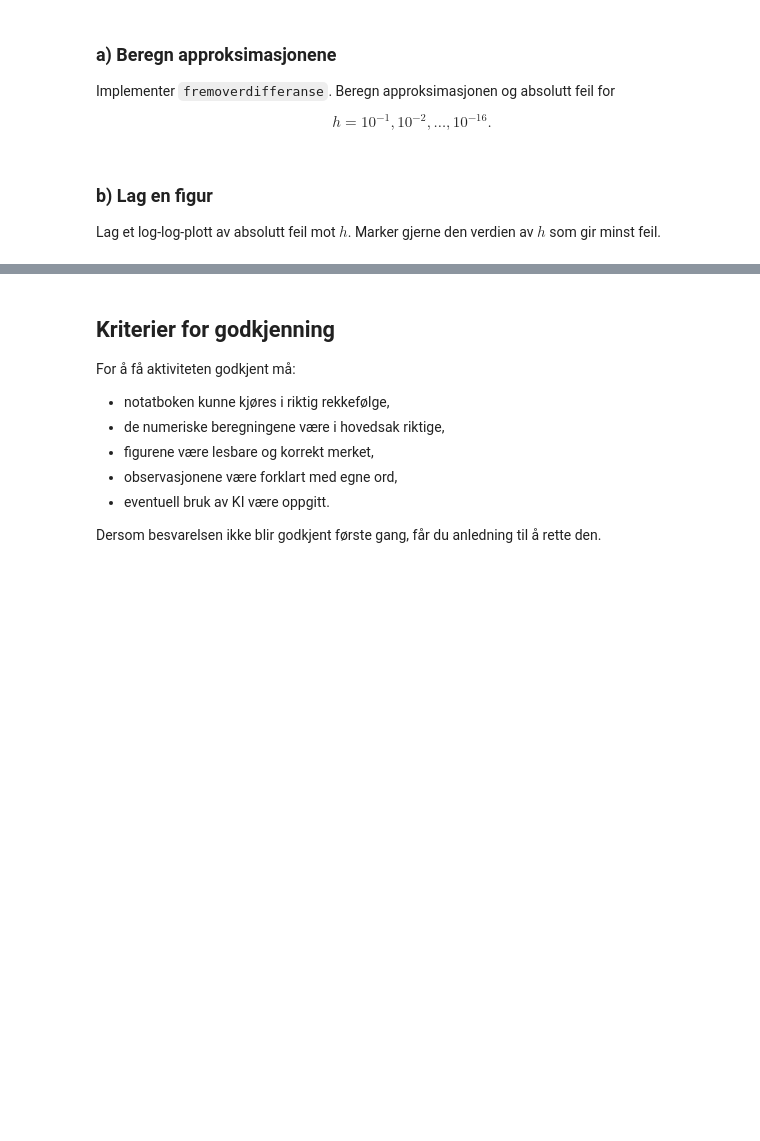
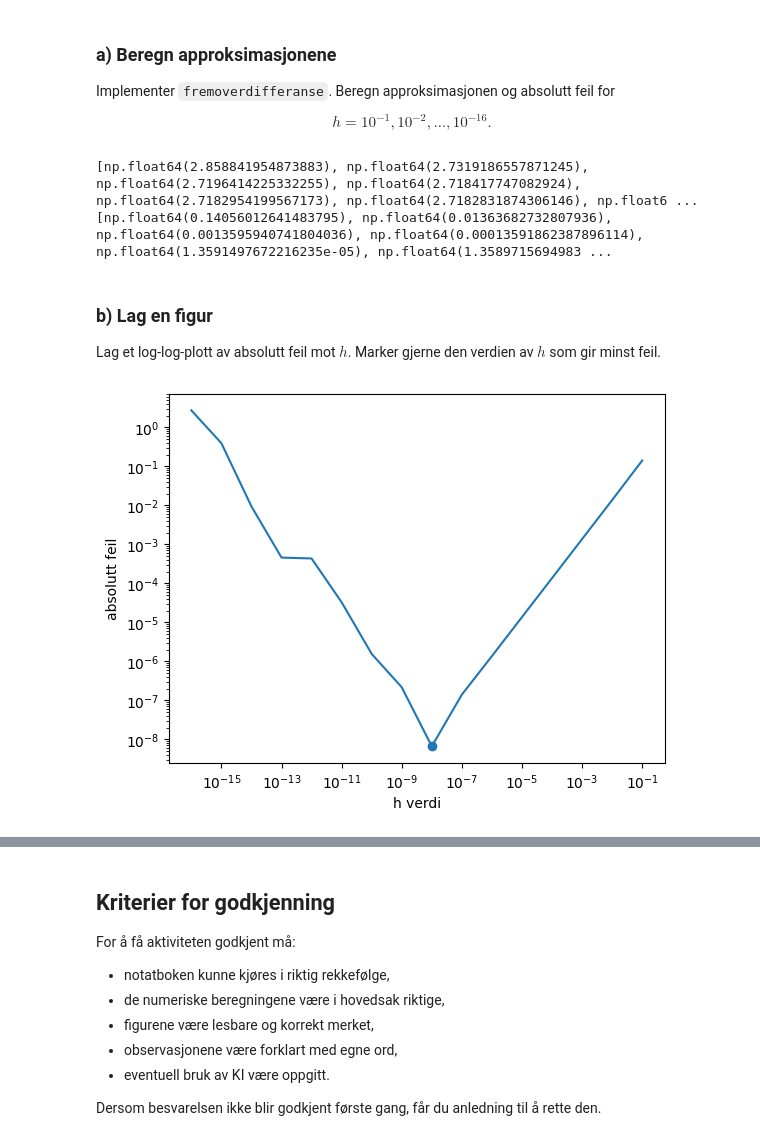
Before and after one commit to ingjardt/android-training-1, a Jupyter notebook: MAT160_oppstartsaktivitet_H26.ipynb, the cells around one changed output, grey strips where cells are left out. Saved outputs shown, nothing was run; the diff lists cells and outputs as text; code cells hidden in the pictures; blank space fills up the shorter version.

```diff
--- a/MAT160_oppstartsaktivitet_H26.ipynb
+++ b/MAT160_oppstartsaktivitet_H26.ipynb
@@ -217,5 +220,7 @@ Beregn avstanden for $A=1,10^3,10^9,10^{15}$. Forklar hvorfor avstanden øker n
 # %%
 A_verdier = np.array([1.0, 1e3, 1e9, 1e15])
 
-# TODO: Skriv ut A og np.spacing(A) for hver verdi.
-raise NotImplementedError("Fullfør koden i denne cellen før du går videre.")
+# Skriver ut i og np.spacing(i) for hver verdi i A_verdier.
+
+for i in A_verdier:
+  print ((i,np.spacing(i)))
@@ -245,16 +260,30 @@ Implementer `fremoverdifferanse`. Beregn approksimasjonen og absolutt feil for
 $$h=10^{-1},10^{-2},\ldots,10^{-16}.$$
 # %%
 def fremoverdifferanse(f, x, h):
-    # TODO: Implementer formelen D_h f(x).
-    pass
+    return (f(x+h)-f(x))/h
 
 f = np.exp
 x0 = 1.0
 h_verdier = 10.0 ** (-np.arange(1, 17))
 eksakt_derivert = np.e
 
-# TODO: Beregn approksimasjoner og absolutte feil.
-raise NotImplementedError("Fullfør koden i denne cellen før du går videre.")
+
+# Beregner approksimasjon.
+
+approksimasjon = []
+for i in h_verdier:
+  approksimasjon.append(fremoverdifferanse(f,x0,i))
+print(approksimasjon)
+
+# Beregner absolutte feil.
+
+abs_feil = []
+for i in h_verdier:
+  abs_feil.append(abs(f(x0)-fremoverdifferanse(f,x0,i)))
+print(abs_feil)
+# %% [output]
+[np.float64(2.858841954873883), np.float64(2.7319186557871245), np.float64(2.7196414225332255), np.float64(2.718417747082924), np.float64(2.7182954199567173), np.float64(2.7182831874306146), np.float6 ...
+[np.float64(0.14056012641483795), np.float64(0.01363682732807936), np.float64(0.0013595940741804036), np.float64(0.00013591862387896114), np.float64(1.3591497672216235e-05), np.float64(1.3589715694983 ...
 # %% [markdown]
 ### b) Lag en figur
 
@@ -265,3 +291,17 @@ raise NotImplementedError("Fullfør koden i denne cellen før du går videre.")
+# %%
+plt.loglog(h_verdier,abs_feil)
+
+plt.xlabel("h verdi")
+plt.ylabel("absolutt feil")
+
+x_min=h_verdier[abs_feil.index(min(abs_feil))]
+y_min=min(abs_feil)
+
+plt.scatter(x_min,y_min)
+plt.show()
+# TODO: Lag figuren og skriv ut verdien av h som gir minst feil.
+# %% [output]
+[figure, added]
 # %% [markdown]
 ### c) Beskriv observasjonen
 
```
Also changed, not shown: parts of 12 cells of this notebook.
